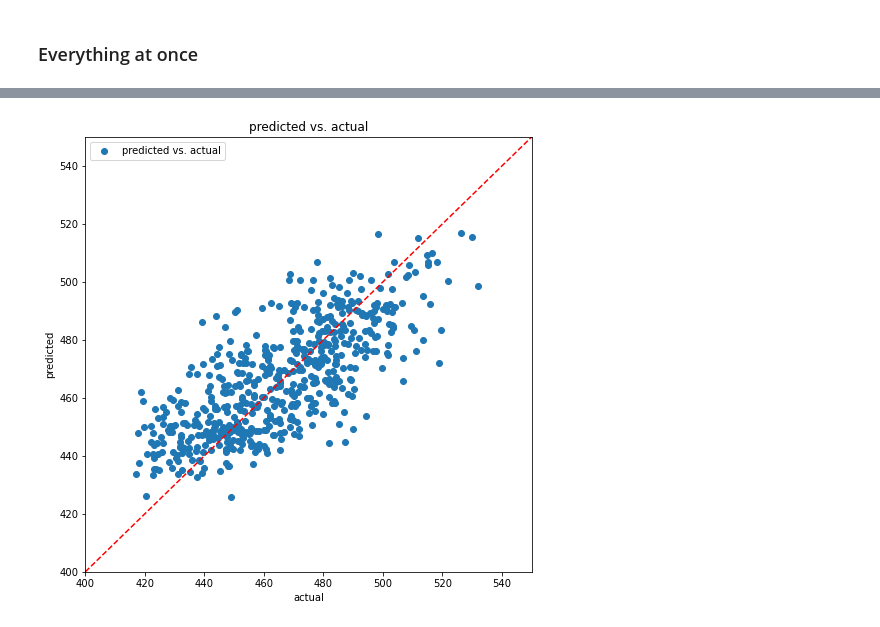
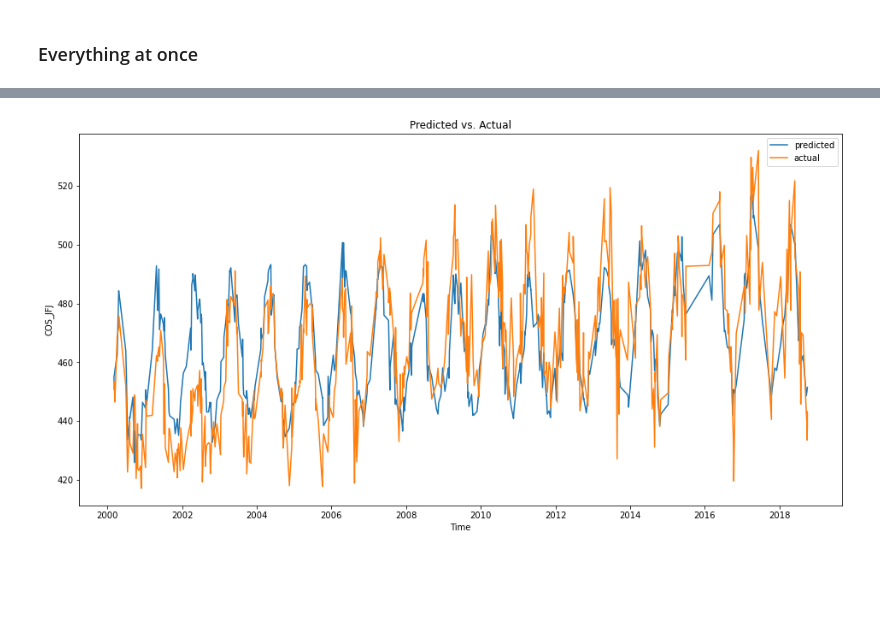
Before and after one commit to Ghinojoz/COS-Seesaw, a Jupyter notebook: Seesaw_GA2M.ipynb, the cells around one changed output, grey strips where cells are left out. Cells and saved outputs as stored; diff of their text form; code cells hidden in the pictures; blank space fills up the shorter version.

Commit message:
Remove Files, add graph
Removed environment.yml and requirements.txt which weren't working, along with old pkl files which are no longer needed. Added predicted vs actual over time graph

```diff
--- a/Seesaw_GA2M.ipynb
+++ b/Seesaw_GA2M.ipynb
@@ -49,8 +48,12 @@ y = df['COS_JFJ']
 seed = 2
 X_train, X_test, y_train, y_test = train_test_split(x, y, test_size=0.3, random_state=seed)
 
-print(len(X_train))
-print(len(y_train))
+# set up for preicted vs actual plot
+# sorting the test set should not matter since we are not using it to train
+X_test = X_test.sort_index()
+y_test = y_test.sort_index()
+test_time = X_test['time']
+X_test.drop(axis=1, labels='time', inplace=True)
 
-print(len(X_test))
-print(len(y_test))
+#drop time in X_train
+X_train.drop(axis=1, labels='time', inplace=True)
@@ -105,17 +103,30 @@ show([marginal_explanation, lr_global, lr_perf, lr_local, rt_global, rt_perf, rt
 # %% [output]
 [interactive output not drawn]
 # %%
+'''
 predicted = ebm.predict(X_test)
 fig, ax = plt.subplots(figsize=(8,8))
 ax.scatter(y_test, predicted, label='predicted vs. actual')
 ax.set_title("predicted vs. actual")
 ax.set_xlabel("actual")
 ax.set_ylabel("predicted")
 ax.set_xlim([400, 550])
 ax.set_ylim([400, 550])
 ax.plot([0,1],[0,1], transform=ax.transAxes, ls='--', color='red')
 plt.legend()
 plt.show()
 fig.savefig('predictedVsActual.png')
+'''
+
+predicted = ebm.predict(X_test)
+fig, ax = plt.subplots(figsize=(16,8))
+ax.plot(test_time, predicted, label='predicted')
+ax.plot(test_time, y_test, label='actual')
+ax.set_title("Predicted vs. Actual")
+ax.set_xlabel('Time')
+ax.set_ylabel('COS_JFJ')
+plt.legend()
+plt.show()
+fig.savefig('predictedVsActualOverTime.png')
 # %% [output]
-[figure, old version]
+[figure, new version]
```
Also changed, not shown: parts of 3 cells of this notebook, 5 other files.
